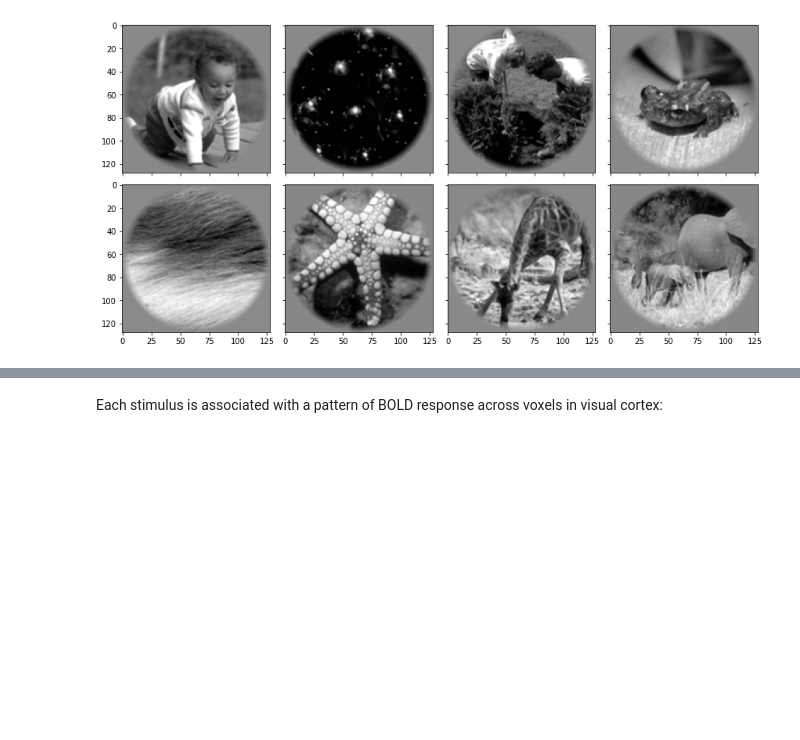
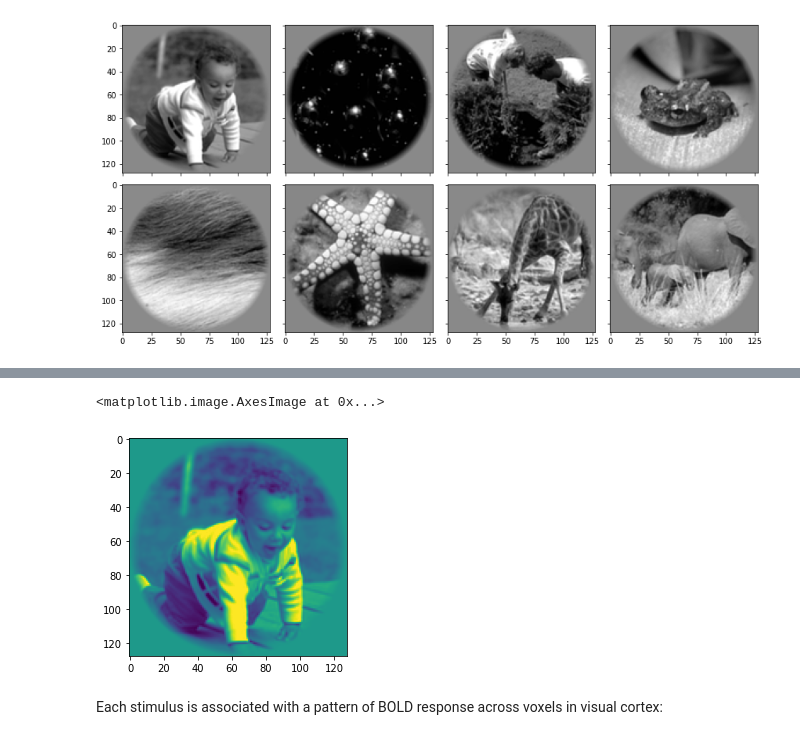
Before and after one commit to da5nsy/ReplicatingKay2008, a Jupyter notebook: My_Edits_of_load_kay_images.ipynb, the cells around one changed output, grey strips where cells are left out. Cells and saved outputs as stored; diff of their text form; code cells hidden in the pictures; blank space fills up the shorter version.

```diff
--- a/My_Edits_of_load_kay_images.ipynb
+++ b/My_Edits_of_load_kay_images.ipynb
@@ -83,3 +91,8 @@ f.tight_layout()
+# %%
+plt.imshow(dat["stimuli"][0])
+# %% [output]
+<matplotlib.image.AxesImage at 0x...>
+[figure, added]
 # %% [markdown]
 Each stimulus is associated with a pattern of BOLD response across voxels in visual cortex:
 # %%
```
Also changed, not shown: parts of 13 cells of this notebook.
